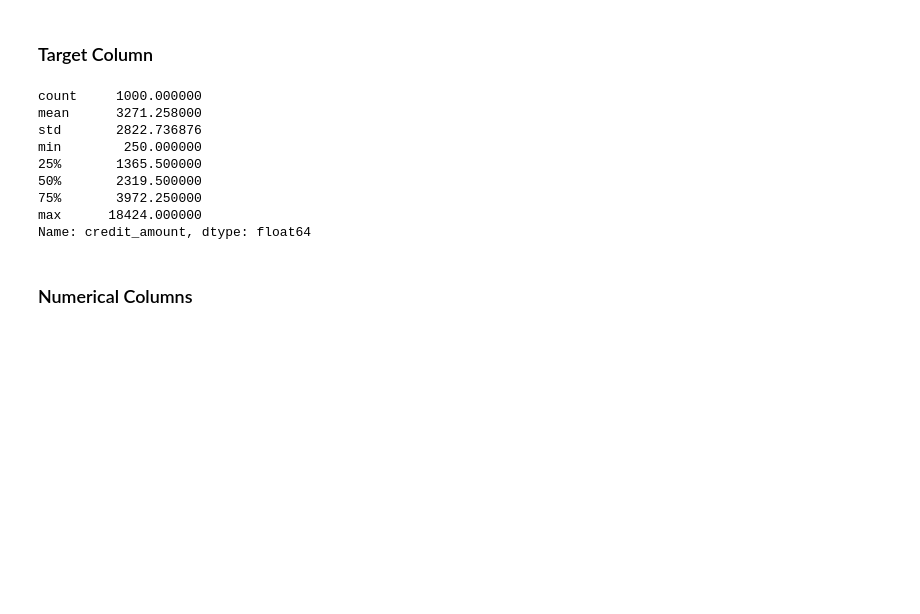
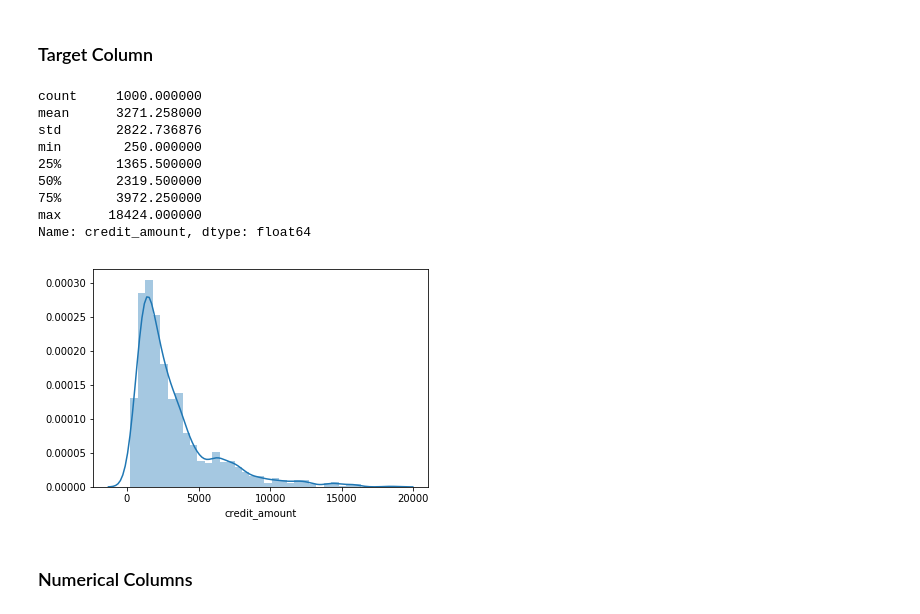
Before and after one commit to gunawanlg/iykra, a Jupyter notebook: Foundation of Machine Learning.ipynb, the cells around one changed output. Drawn from its saved outputs; the diff is of its cells as text; code cells hidden in the pictures; blank space fills up the shorter version.

```diff
--- a/Foundation of Machine Learning.ipynb
+++ b/Foundation of Machine Learning.ipynb
@@ -224,19 +224,21 @@ else:
 # %%
 if (data[col_target].nunique() == 2): # binary target
     print(data[col_target].value_counts())
     print(data[col_target].value_counts(normalize=True))
 else:
     print(data[col_target].describe())
+    sns.distplot(data[col_target])
 # %% [output]
 count     1000.000000
 mean      3271.258000
 std       2822.736876
 min        250.000000
 25%       1365.500000
 50%       2319.500000
 75%       3972.250000
 max      18424.000000
 Name: credit_amount, dtype: float64
+[figure, added]
 # %% [markdown]
 ### Numerical Columns
 # %%
```
Also changed, not shown: parts of 2 cells of this notebook.
